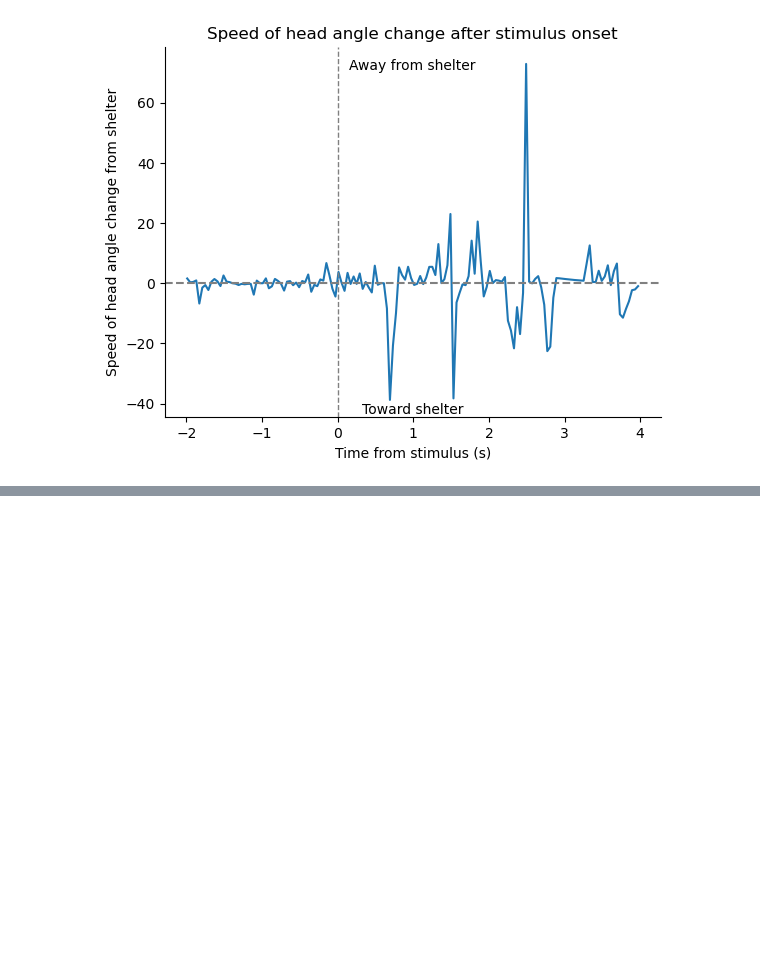
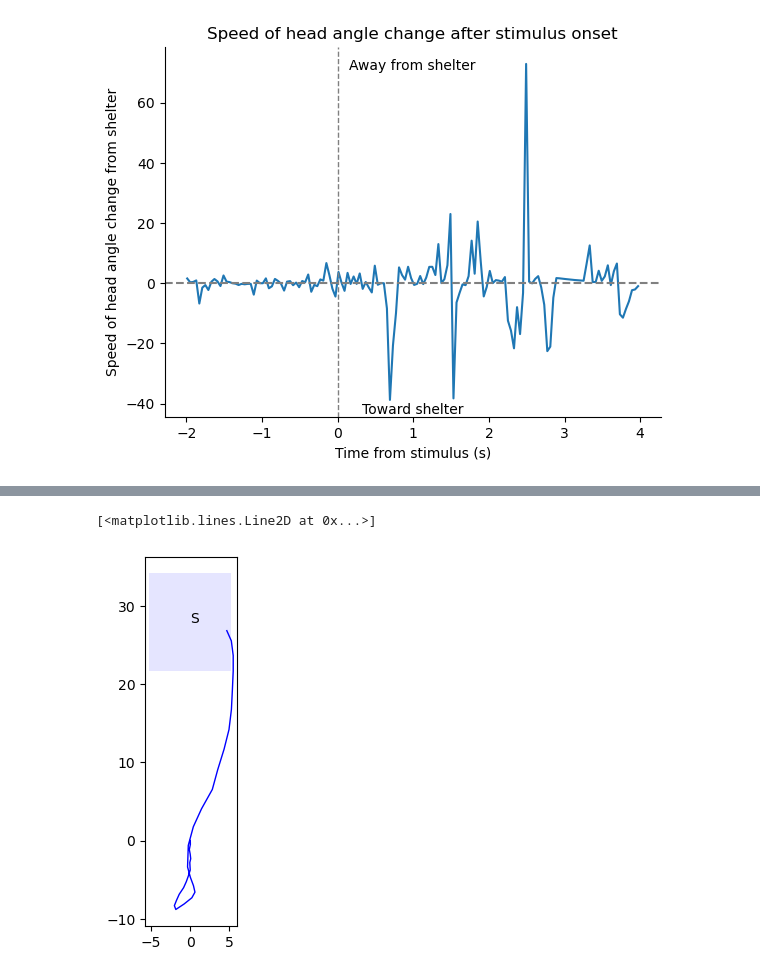
Before and after one commit to Lindsey-Christinger/behaviorAnalysis, a Jupyter notebook: V2_update/V2_M1.ipynb, the cells around one changed output, grey strips where cells are left out. Saved outputs shown, nothing was run; the diff lists cells and outputs as text; code cells hidden in the pictures; blank space fills up the shorter version.

```diff
--- a/V2_update/V2_M1.ipynb
+++ b/V2_update/V2_M1.ipynb
@@ -153,0 +185,23 @@ likelihood_data #need to adjust time frame to be useful
+# %%
+rotate, shelter_rotate_x, shelter_rotate_y = rotate_trajectory(shelter_x, shelter_y, escape_only)
+normalized_df, shelter_normalized_x, shelter_normalized_y, combined_range = normalize_rotation(rotate, shelter_rotate_x, shelter_rotate_y)
+# %%
+fig = plt.figure()  #create figure to fill in
+ax = plt.axes()
+
+    #make x and y scales equal - present as a circle
+
+
+    #plot the center x and y coordinates
+x = rotate['rotated_x']
+y = rotate['rotated_y']
+
+ax.text(shelter_rotate_x,shelter_rotate_y, 'S', color = 'black', size = 10)
+shelter = patches.Rectangle(((shelter_rotate_x - 5.25), (shelter_rotate_y-6.25)), 10.5,12.5,  linewidth = .8, edgecolor = 'none', facecolor = 'blue', alpha = .1)
+ax.add_patch(shelter)
+
+ax.set_aspect('equal')
+ax.plot(x,y, color = 'blue', linewidth = 1)
+# %% [output]
+[<matplotlib.lines.Line2D at 0x...>]
+[figure, added]
```
Also changed, not shown: parts of 5 cells of this notebook, 18 other files.
